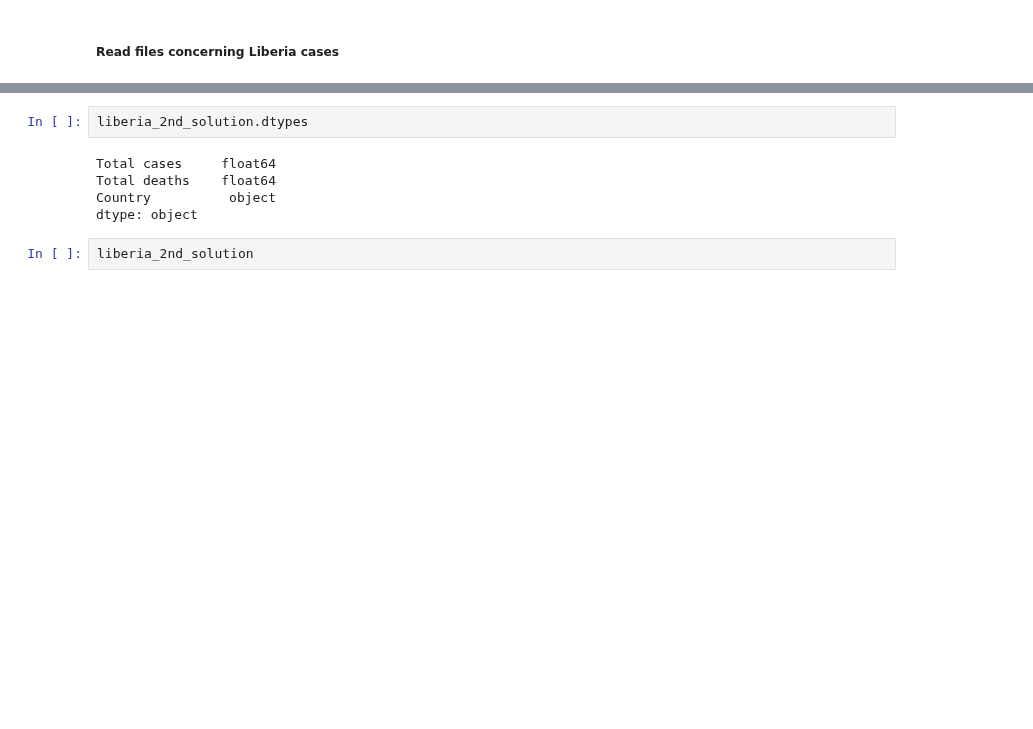
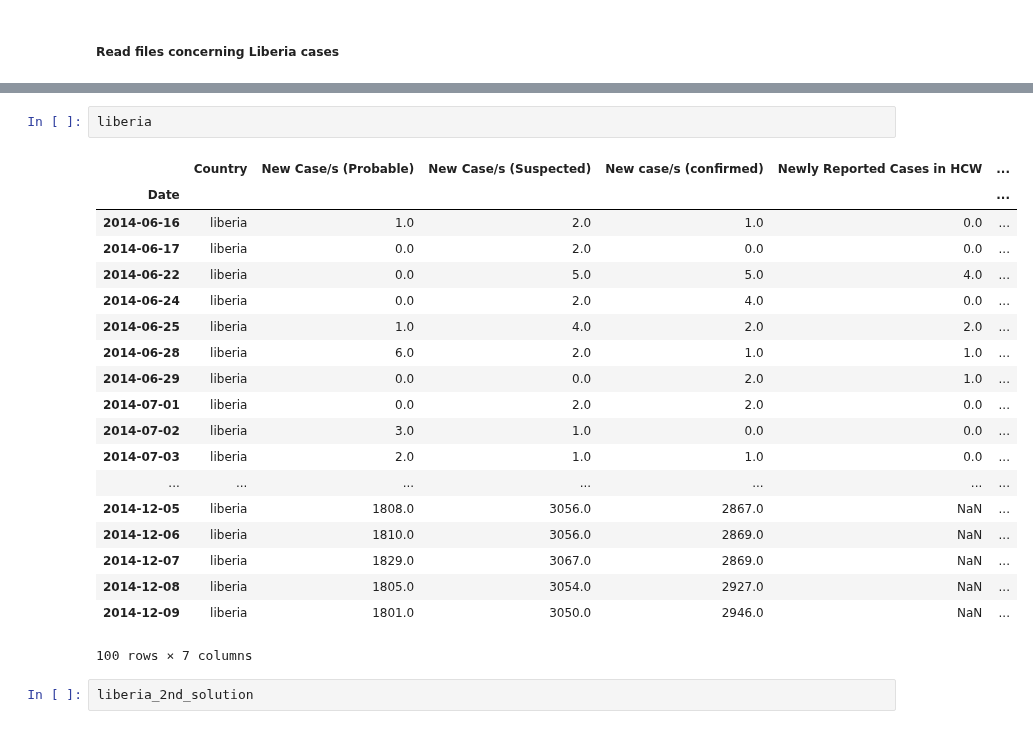
Before and after one commit to adamkozak/ADA2017-project, a Jupyter notebook: Homework/01 - Pandas and Data Wrangling/Homework 1.ipynb, the cells around one changed output, grey strips where cells are left out. Saved outputs shown, nothing was run; the diff lists cells and outputs as text; blank space fills up the shorter version.

```diff
--- a/Homework/01 - Pandas and Data Wrangling/Homework 1.ipynb
+++ b/Homework/01 - Pandas and Data Wrangling/Homework 1.ipynb
@@ -144,10 +166,25 @@ liberia_2nd_solution = liberia_2nd_solution[['Total cases', 'Total deaths', 'Cou
-# %%
-liberia_2nd_solution.dtypes
-# %% [output]
-Total cases     float64
-Total deaths    float64
-Country          object
-dtype: object
+# %%
+liberia
+# %% [output]
+|  | Country | New Case/s (Probable) | New Case/s (Suspected) | New case/s (confirmed) | Newly Reported Cases in HCW | ... |
+| Date |  |  |  |  |  | ... |
+| 2014-06-16 | liberia | 1.0 | 2.0 | 1.0 | 0.0 | ... |
+| 2014-06-17 | liberia | 0.0 | 2.0 | 0.0 | 0.0 | ... |
+| 2014-06-22 | liberia | 0.0 | 5.0 | 5.0 | 4.0 | ... |
+| 2014-06-24 | liberia | 0.0 | 2.0 | 4.0 | 0.0 | ... |
+| 2014-06-25 | liberia | 1.0 | 4.0 | 2.0 | 2.0 | ... |
+| 2014-06-28 | liberia | 6.0 | 2.0 | 1.0 | 1.0 | ... |
+| 2014-06-29 | liberia | 0.0 | 0.0 | 2.0 | 1.0 | ... |
+| 2014-07-01 | liberia | 0.0 | 2.0 | 2.0 | 0.0 | ... |
+| 2014-07-02 | liberia | 3.0 | 1.0 | 0.0 | 0.0 | ... |
+| 2014-07-03 | liberia | 2.0 | 1.0 | 1.0 | 0.0 | ... |
+| ... | ... | ... | ... | ... | ... | ... |
+| 2014-12-05 | liberia | 1808.0 | 3056.0 | 2867.0 | NaN | ... |
+| 2014-12-06 | liberia | 1810.0 | 3056.0 | 2869.0 | NaN | ... |
+| 2014-12-07 | liberia | 1829.0 | 3067.0 | 2869.0 | NaN | ... |
+| 2014-12-08 | liberia | 1805.0 | 3054.0 | 2927.0 | NaN | ... |
+| 2014-12-09 | liberia | 1801.0 | 3050.0 | 2946.0 | NaN | ... |
+100 rows × 7 columns
 # %%
 liberia_2nd_solution
 # %% [output]
```
Also changed, not shown: parts of 14 cells of this notebook.
